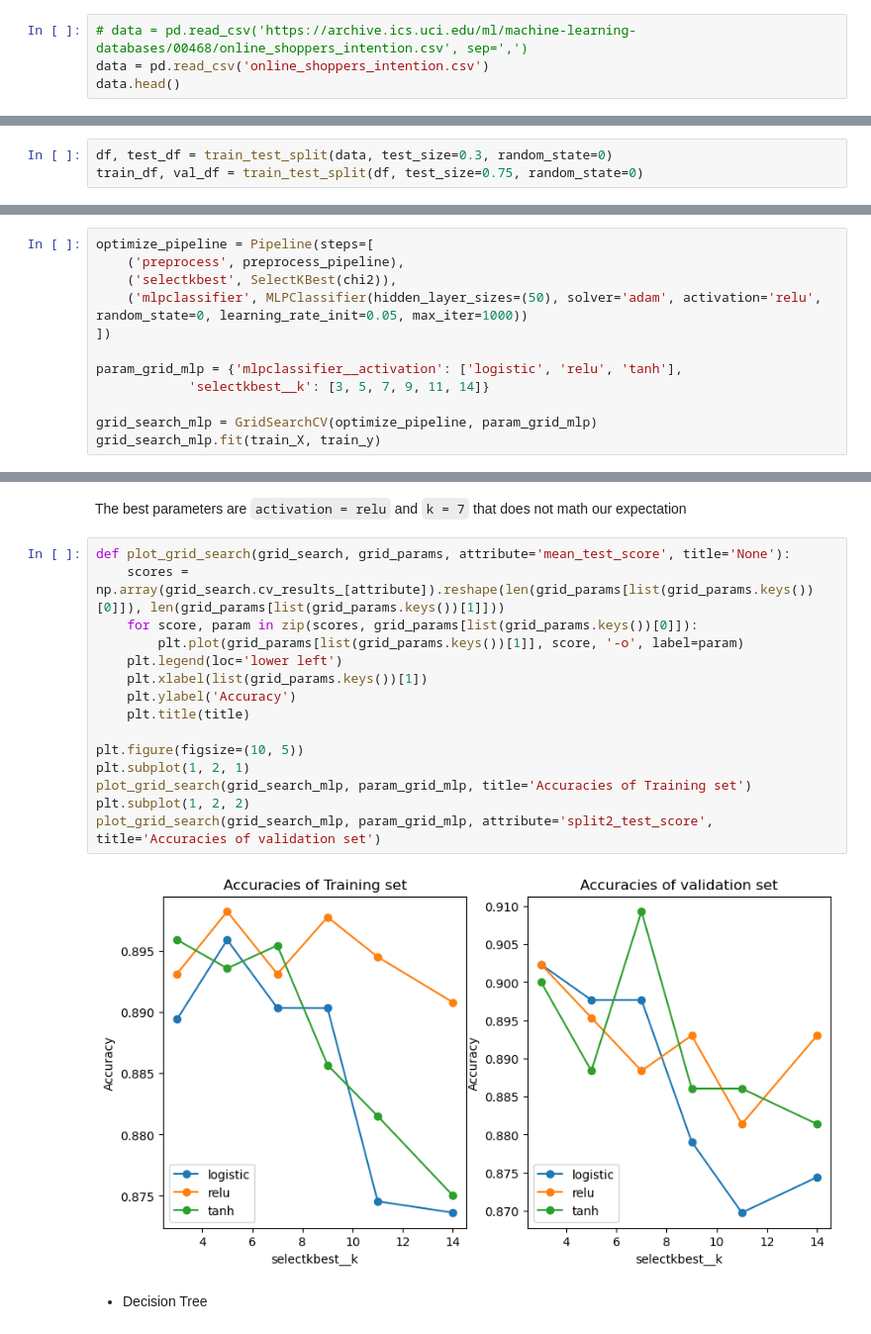
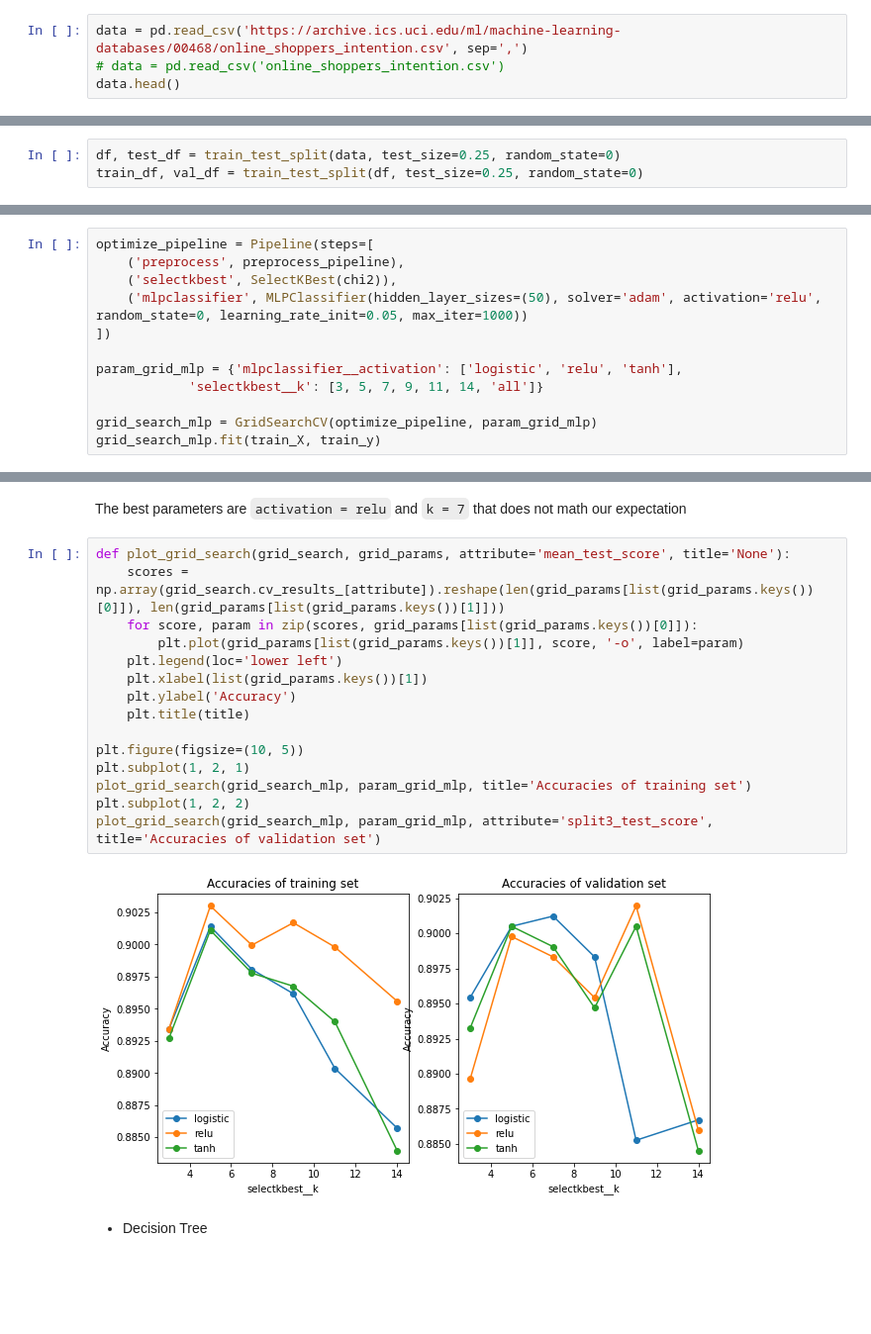
Before and after one commit to camphong24032002/Assignment3-PDS, a Jupyter notebook: Assignment3.ipynb, the cells around one changed output, grey strips where cells are left out. Shown at 99% size. Saved outputs shown, nothing was run; the diff lists cells and outputs as text; blank space fills up the shorter version.

```diff
--- a/Assignment3.ipynb
+++ b/Assignment3.ipynb
@@ -30,8 +30,8 @@ set_config(display='diagram')
 # %% [markdown]
 <h4><b>Load data</b></h4>
 # %%
-# data = pd.read_csv('https://archive.ics.uci.edu/ml/machine-learning-databases/00468/online_shoppers_intention.csv', sep=',')
-data = pd.read_csv('online_shoppers_intention.csv')
+data = pd.read_csv('https://archive.ics.uci.edu/ml/machine-learning-databases/00468/online_shoppers_intention.csv', sep=',')
+# data = pd.read_csv('online_shoppers_intention.csv')
 data.head()
 # %% [output]
 |  | Administrative | Administrative_Duration | Informational | Informational_Duration | ProductRelated | ... |
@@ -47,8 +47,8 @@ data.head()
 <p>The 'Revenue' attribute can be used as the class label.</p>
 <p>We refer to split the data set into train set and test set with ratio 70%-30%. Test set will be kept to calculate the accuracy of the model</p>
 # %%
-df, test_df = train_test_split(data, test_size=0.3, random_state=0)
-train_df, val_df = train_test_split(df, test_size=0.75, random_state=0)
+df, test_df = train_test_split(data, test_size=0.25, random_state=0)
+train_df, val_df = train_test_split(df, test_size=0.25, random_state=0)
 # %% [markdown]
 ### a) Check data types
 # %%
@@ -423,7 +421,7 @@ optimize_pipeline = Pipeline(steps=[
 ])
 
 param_grid_mlp = {'mlpclassifier__activation': ['logistic', 'relu', 'tanh'],
-            'selectkbest__k': [3, 5, 7, 9, 11, 14]}
+            'selectkbest__k': [3, 5, 7, 9, 11, 14, 'all']}
 
 grid_search_mlp = GridSearchCV(optimize_pipeline, param_grid_mlp)
 grid_search_mlp.fit(train_X, train_y)
@@ -458,19 +456,19 @@ The best parameters are `activation = relu` and `k = 7` that does not math our e
 # %%
 def plot_grid_search(grid_search, grid_params, attribute='mean_test_score', title='None'):
     scores = np.array(grid_search.cv_results_[attribute]).reshape(len(grid_params[list(grid_params.keys())[0]]), len(grid_params[list(grid_params.keys())[1]]))
     for score, param in zip(scores, grid_params[list(grid_params.keys())[0]]):
         plt.plot(grid_params[list(grid_params.keys())[1]], score, '-o', label=param)
     plt.legend(loc='lower left')
     plt.xlabel(list(grid_params.keys())[1])
     plt.ylabel('Accuracy')
     plt.title(title)
 
 plt.figure(figsize=(10, 5))
 plt.subplot(1, 2, 1)
-plot_grid_search(grid_search_mlp, param_grid_mlp, title='Accuracies of Training set')
+plot_grid_search(grid_search_mlp, param_grid_mlp, title='Accuracies of training set')
 plt.subplot(1, 2, 2)
-plot_grid_search(grid_search_mlp, param_grid_mlp, attribute='split2_test_score', title='Accuracies of validation set')
+plot_grid_search(grid_search_mlp, param_grid_mlp, attribute='split3_test_score', title='Accuracies of validation set')
 # %% [output]
-[figure, old version]
+[figure, new version]
 # %% [markdown]
 * Decision Tree
```
Also changed, not shown: parts of 35 cells of this notebook, 1 other file.
